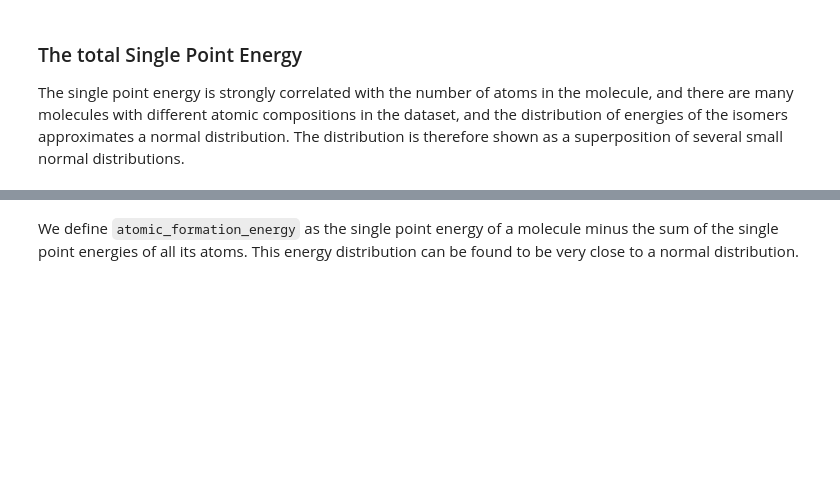
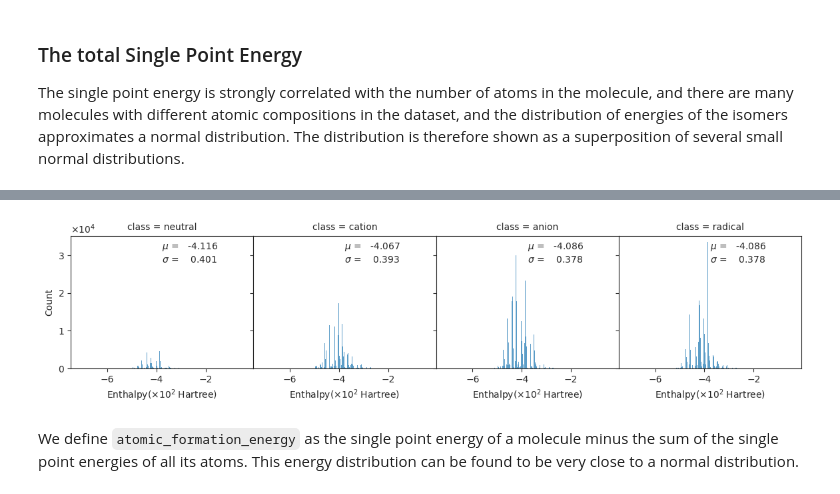
Before and after one commit to gentle1999/qm9star_query, a Jupyter notebook: tutorial/3-create_dataset.ipynb, the cells around one changed output, grey strips where cells are left out. Cells and saved outputs as stored; diff of their text form; code cells hidden in the pictures; blank space fills up the shorter version.

```diff
--- a/tutorial/3-create_dataset.ipynb
+++ b/tutorial/3-create_dataset.ipynb
@@ -320,19 +394,21 @@ def draw_global_feature_distribution(df: pd.DataFrame, feature_name: str, index=
             transform=ax.transAxes,
         )
 
-    with sns.axes_style("darkgrid"):
+    with sns.axes_style("ticks"):
         g = sns.displot(
             data=df,
             x=feature_name,
-            row="class",
+            col="class",
             kind="hist",
             height=2,
             aspect=1.5,
             color=sns.color_palette("tab10")[index],
+            facet_kws={"despine": False},
         )
         g = g.map_dataframe(annotate)
-    plt.ticklabel_format(style="sci", axis="x", scilimits=(0, 0), useMathText=True)
-    plt.ticklabel_format(style="sci", axis="y", scilimits=(0, 0), useMathText=True)
+        g.figure.subplots_adjust(wspace=0, hspace=0)
+    plt.ticklabel_format(style="sci", axis="y",
+                         scilimits=(0, 0), useMathText=True)
     return g
 # %% [markdown]
 ### The total Single Point Energy
@@ -346,2 +417,10 @@ draw_global_feature_distribution(global_features_total_df, "energy(Hartree)", 0)
+# %%
+g = draw_global_feature_distribution(
+    global_features_total_df, "Enthalpy($\\times10^2$ Hartree)", 0
+)
+g.figure.set_size_inches(12, 4)
+g.figure.savefig("img/global_g1.svg", bbox_inches="tight")
+# %% [output]
+[figure, added]
 # %% [markdown]
 We define `atomic_formation_energy` as the single point energy of a molecule minus the sum of the single point energies of all its atoms. This energy distribution can be found to be very close to a normal distribution.
```
Also changed, not shown: parts of 47 cells of this notebook, 28 other files.
